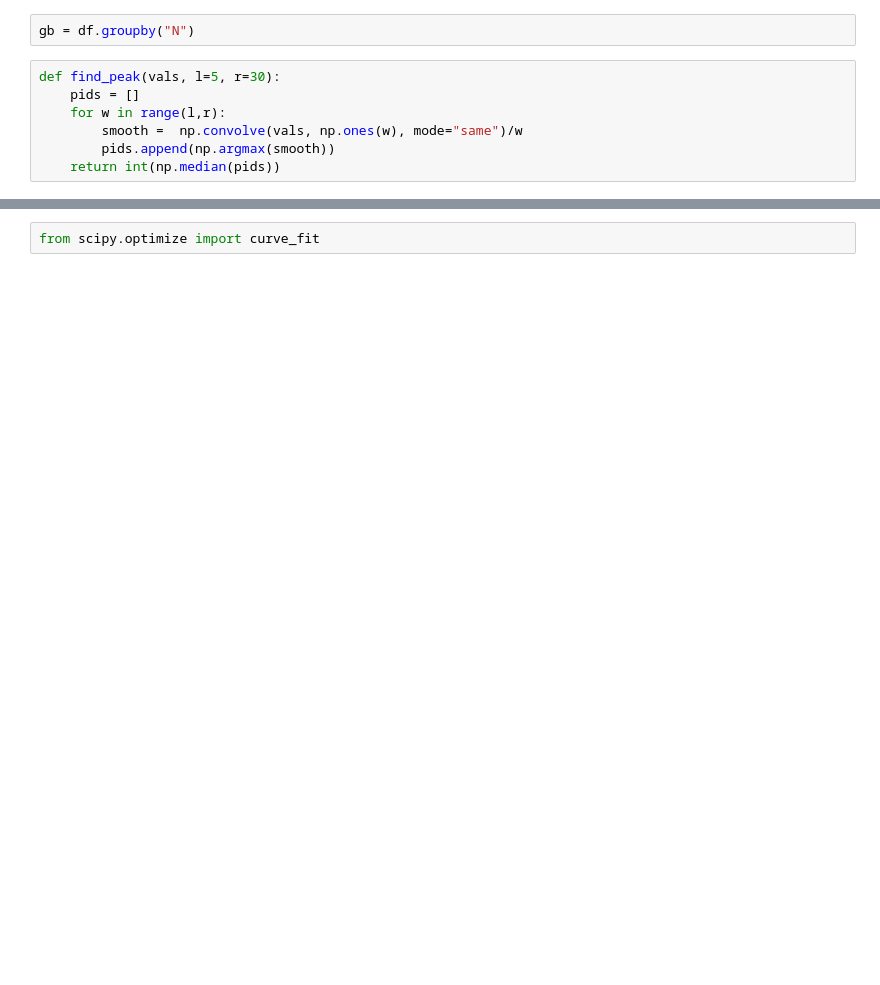
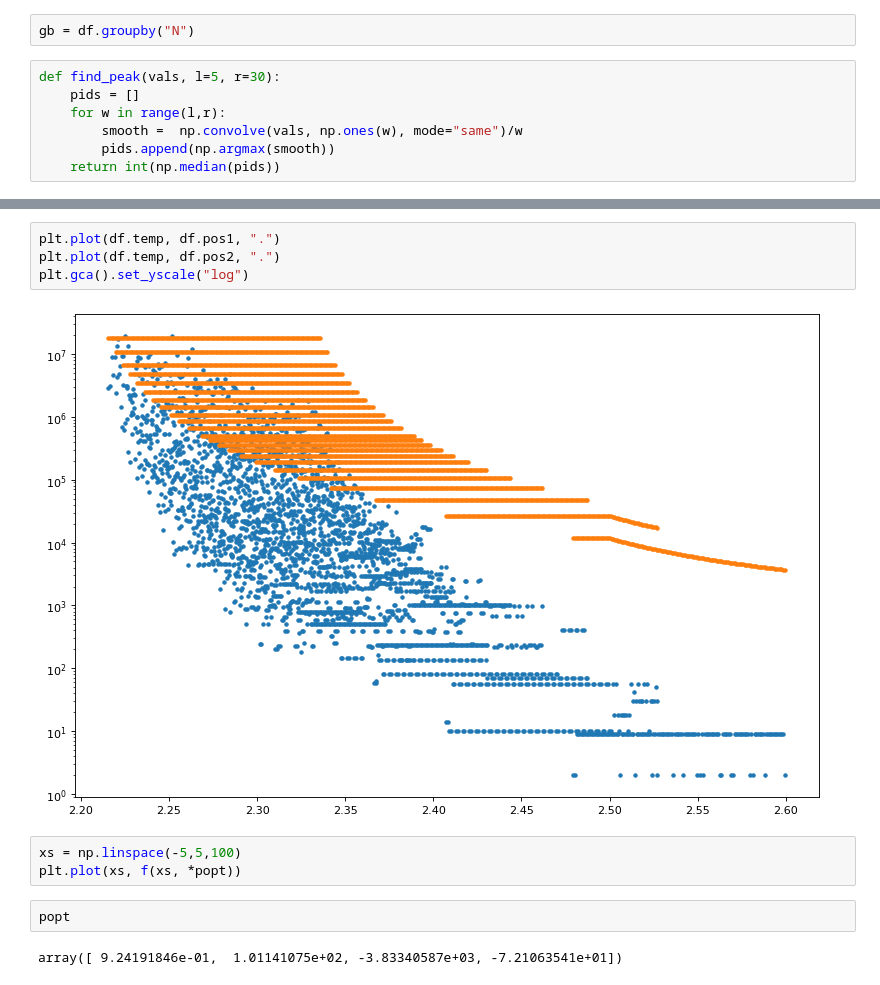
Before and after one commit to ashmat98/ising-model, a Jupyter notebook: python/heat-capacity.ipynb, the cells around one changed output, grey strips where cells are left out. Saved outputs shown, nothing was run; the diff lists cells and outputs as text; blank space fills up the shorter version.

```diff
--- a/python/heat-capacity.ipynb
+++ b/python/heat-capacity.ipynb
@@ -104,2 +144,13 @@ plt.legend()
-# %%
-from scipy.optimize import curve_fit
+# %%
+plt.plot(df.temp, df.pos1, ".")
+plt.plot(df.temp, df.pos2, ".")
+plt.gca().set_yscale("log")
+# %% [output]
+[figure, added]
+# %%
+xs = np.linspace(-5,5,100)
+plt.plot(xs, f(xs, *popt))
+# %%
+popt
+# %% [output]
+array([ 9.24191846e-01,  1.01141075e+02, -3.83340587e+03, -7.21063541e+01])
```
Also changed, not shown: parts of 53 cells of this notebook, 1 other file.
